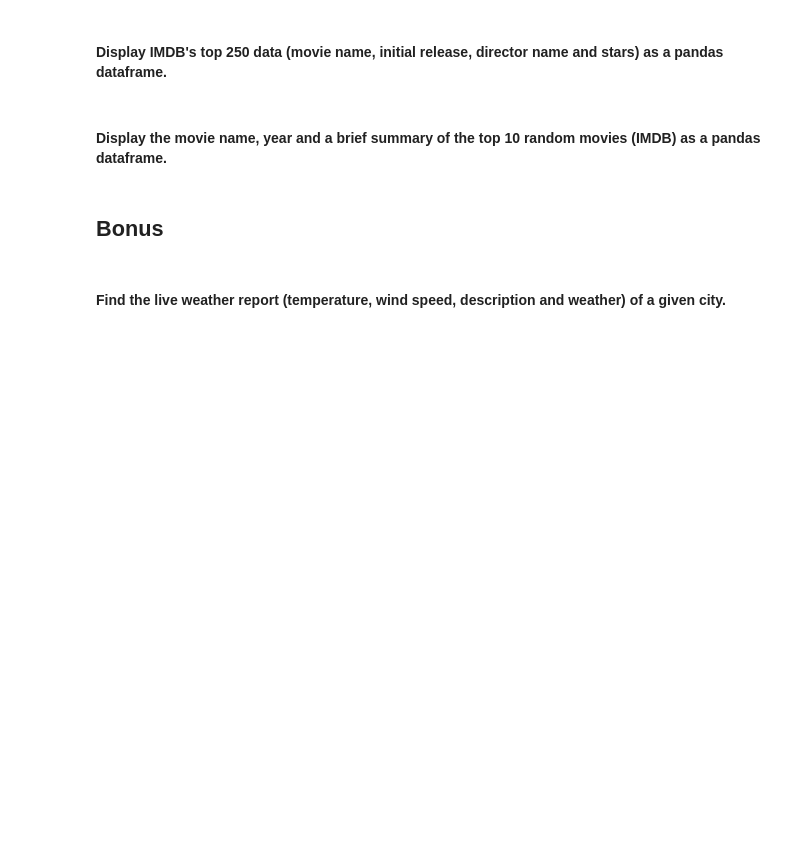
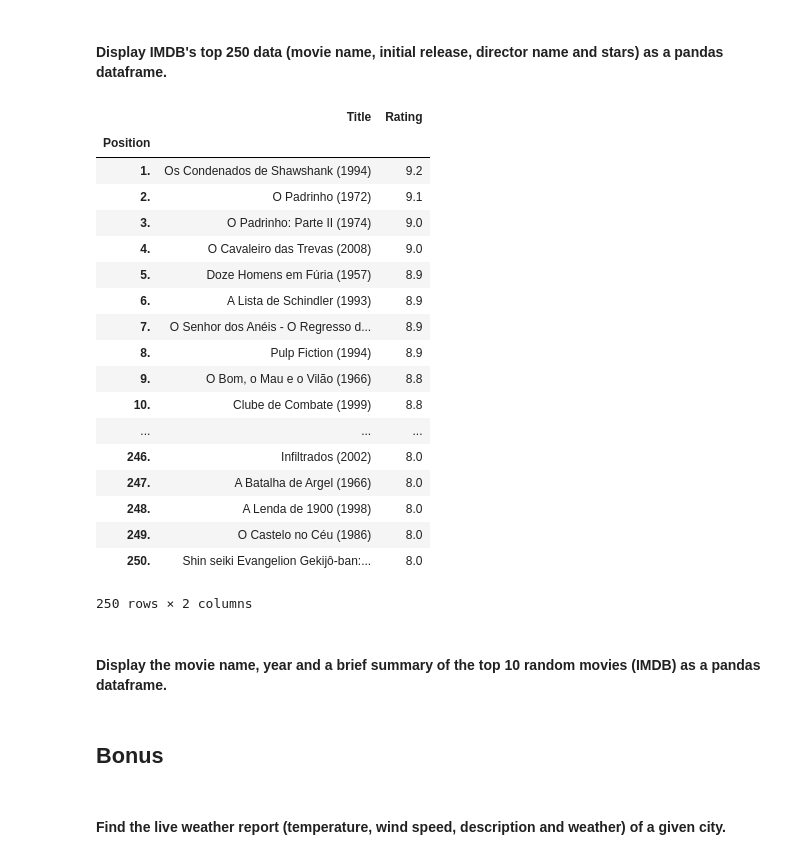
Before and after one commit to ta-data-lis/lab-web-scraping, a Jupyter notebook: your-code/main.ipynb, the cells around one changed output. Cells and saved outputs as stored; diff of their text form; code cells hidden in the pictures; blank space fills up the shorter version.

```diff
--- a/your-code/main.ipynb
+++ b/your-code/main.ipynb
@@ -253,3 +400,32 @@ url = 'https://www.imdb.com/chart/top'
+# %%
+td = requests.get(url).content
+soup = BeautifulSoup(td, "lxml")
+# %%
+filtered_text = [i.text.replace('\\n', ' ').replace('\\xa0', '').replace('\n', ' ').strip() for i in soup.find_all('tr')]
+split = [i.split('  ') for i in filtered_text[1:-2]]
+top_df = pd.DataFrame(split)
+top_df = top_df.rename(columns={0: 'Position', 3:'Title', 4:'Rating'}).set_index('Position')
+top_df[['Title','Rating']]
+# %% [output]
+|  | Title | Rating |
+| Position |  |  |
+| 1. | Os Condenados de Shawshank (1994) | 9.2 |
+| 2. | O Padrinho (1972) | 9.1 |
+| 3. | O Padrinho: Parte II (1974) | 9.0 |
+| 4. | O Cavaleiro das Trevas (2008) | 9.0 |
+| 5. | Doze Homens em Fúria (1957) | 8.9 |
+| 6. | A Lista de Schindler (1993) | 8.9 |
+| 7. | O Senhor dos Anéis - O Regresso d... | 8.9 |
+| 8. | Pulp Fiction (1994) | 8.9 |
+| 9. | O Bom, o Mau e o Vilão (1966) | 8.8 |
+| 10. | Clube de Combate (1999) | 8.8 |
+| ... | ... | ... |
+| 246. | Infiltrados (2002) | 8.0 |
+| 247. | A Batalha de Argel (1966) | 8.0 |
+| 248. | A Lenda de 1900 (1998) | 8.0 |
+| 249. | O Castelo no Céu (1986) | 8.0 |
+| 250. | Shin seiki Evangelion Gekijô-ban:... | 8.0 |
+250 rows × 2 columns
 # %% [markdown]
 #### Display the movie name, year and a brief summary of the top 10 random movies (IMDB) as a pandas dataframe.
 # %%
```
Also changed, not shown: parts of 13 cells of this notebook.
